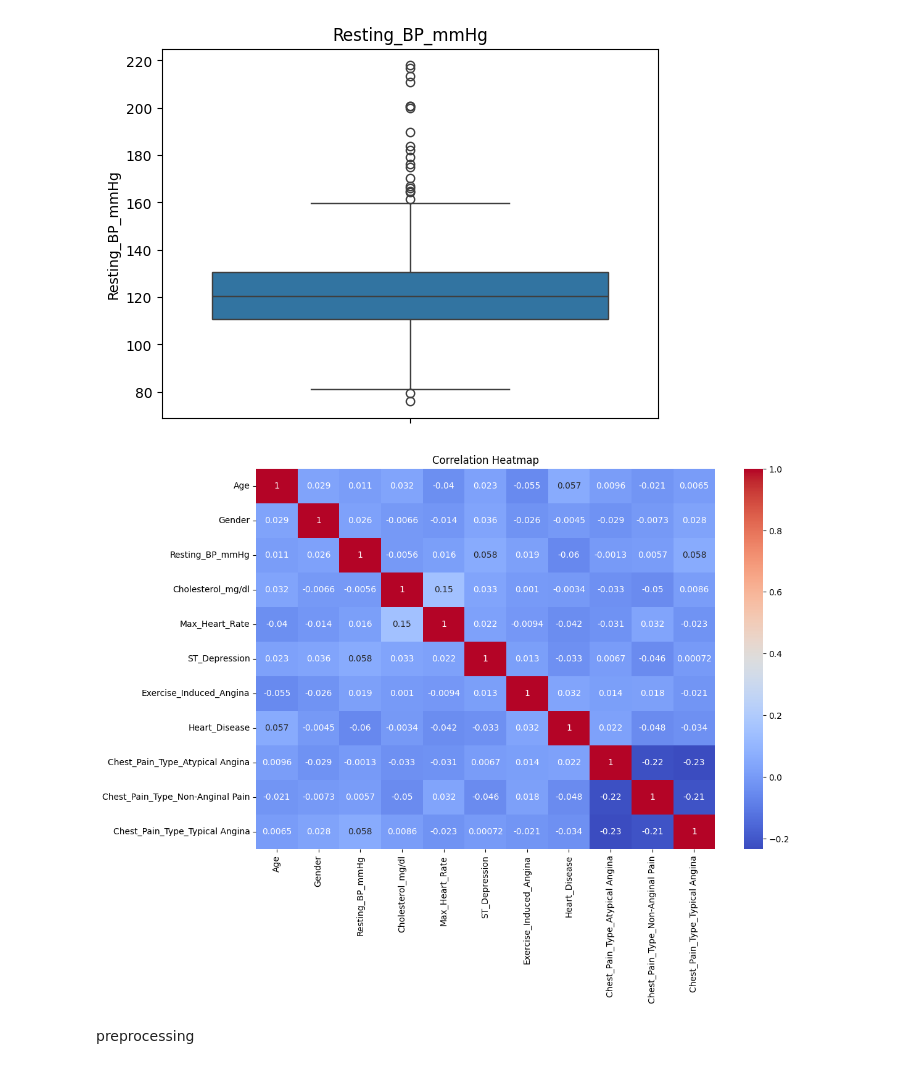
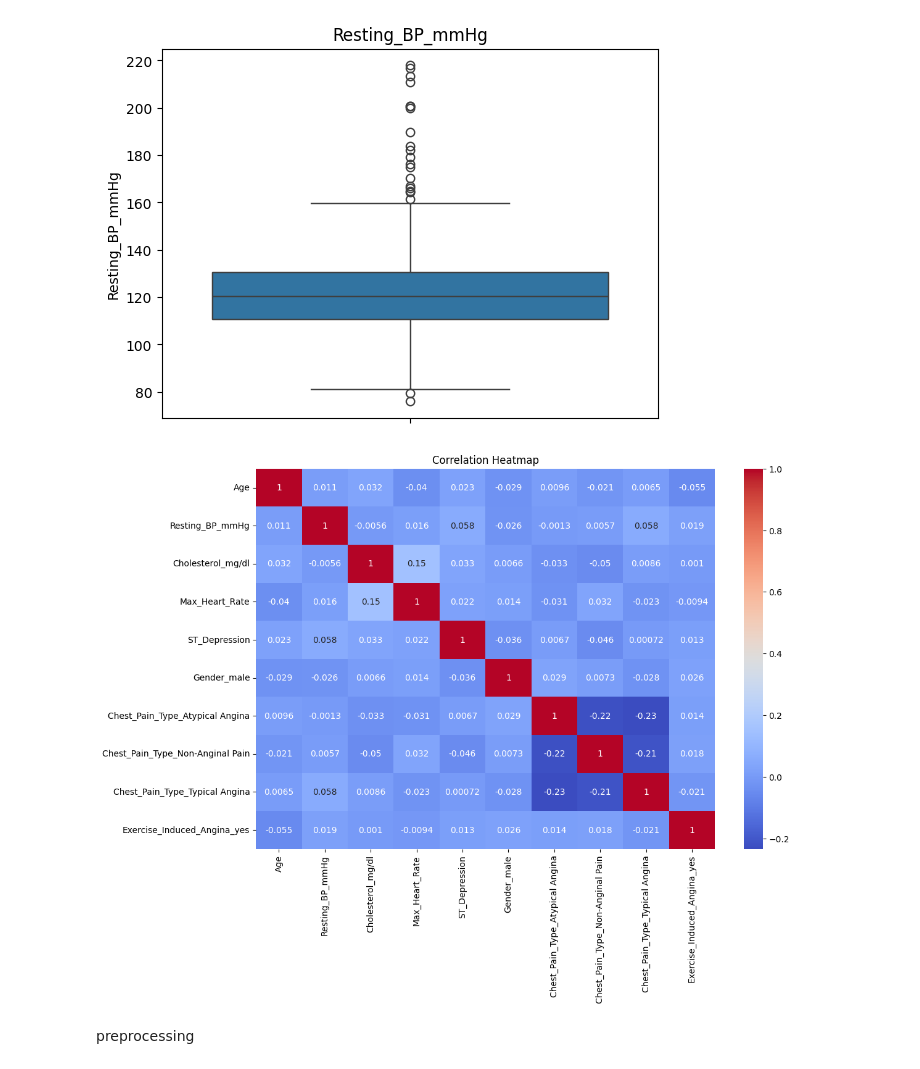
Before and after one commit to Mazen-Morsy/ML-Final, a Jupyter notebook: Heart_Disease_prediction.ipynb, the cells around one changed output. Saved outputs shown, nothing was run; the diff lists cells and outputs as text; code cells hidden in the pictures.

Commit message:
heat map and pair plot

```diff
--- a/Heart_Disease_prediction.ipynb
+++ b/Heart_Disease_prediction.ipynb
@@ -358,16 +321,17 @@ df = pd.get_dummies(
 # %%
-plt.figure(figsize=(12, 8))
+corr = X_encoded.corr()
+plt.figure(figsize=(12, 8))  # el heat map
 
 sns.heatmap(
-    df.corr(numeric_only=True),
+    corr,
     annot=True,
     cmap='coolwarm'
 )
 
 plt.title('Correlation Heatmap')
 plt.show()
 # %% [output]
-[figure, old version]
+[figure, new version]
 # %% [markdown]
 preprocessing
 # %%
```
Also changed, not shown: parts of 4 cells of this notebook.
